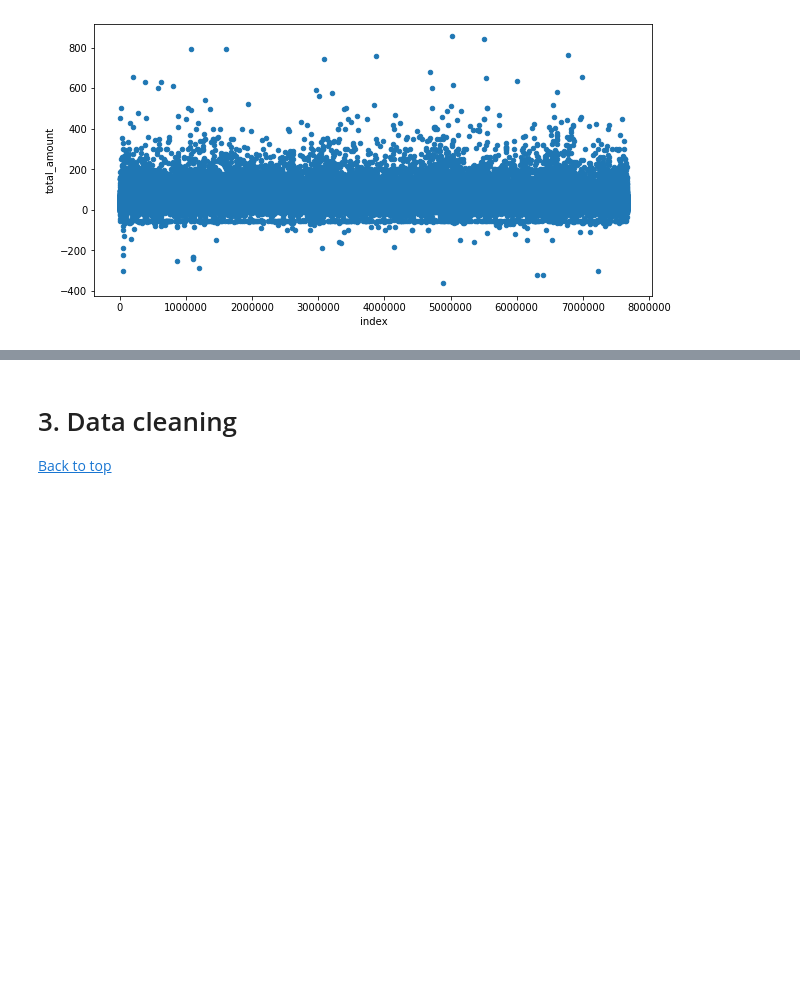
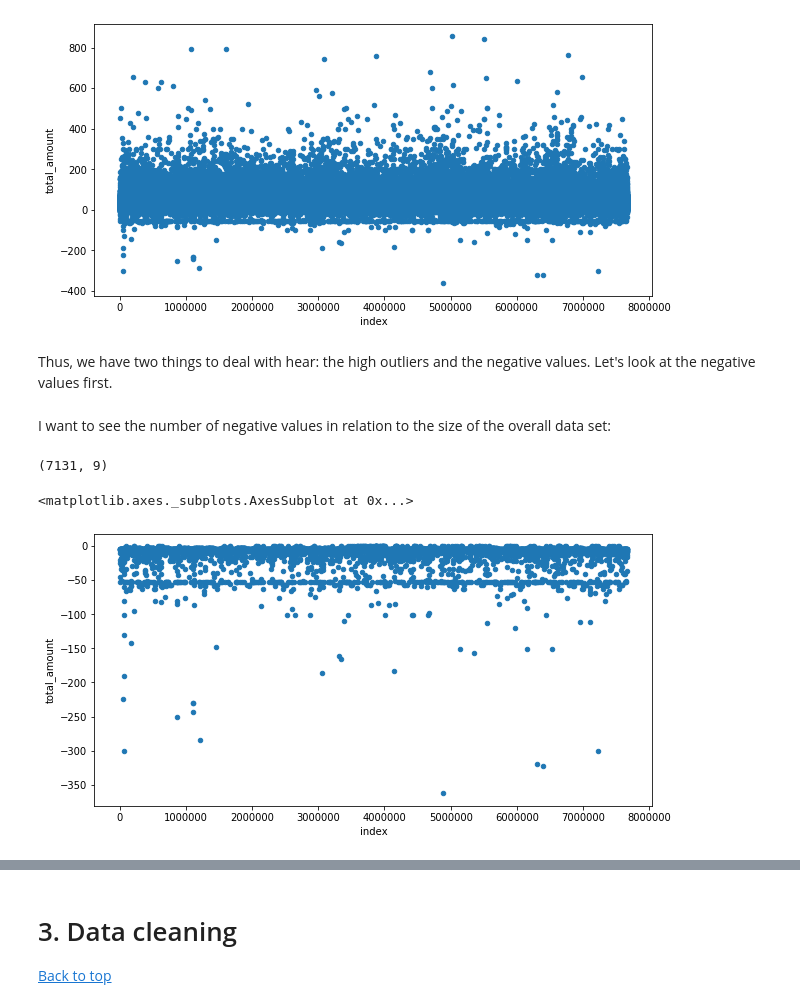
Before and after one commit to dom-emery96/New-York-Taxi-Analysis, a Jupyter notebook: Module 2.ipynb, the cells around one changed output, grey strips where cells are left out. Saved outputs shown, nothing was run; the diff lists cells and outputs as text; code cells hidden in the pictures; blank space fills up the shorter version.

```diff
--- a/Module 2.ipynb
+++ b/Module 2.ipynb
@@ -118,3 +122,14 @@ taxi_data[taxi_data["total_amount"] < 1000].reset_index().plot(kind = "scatter",
 # %% [output]
 <matplotlib.axes._subplots.AxesSubplot at 0x...>
 [figure]
+# %% [markdown]
+Thus, we have two things to deal with hear: the high outliers and the negative values. Let's look at the negative values first.
+# %% [markdown]
+I want to see the number of negative values in relation to the size of the overall data set:
+# %%
+print(taxi_data[taxi_data["total_amount"]<0].shape)
+taxi_data[taxi_data["total_amount"]<0].reset_index().plot(kind = "scatter", x = "index", y = "total_amount", figsize = (10,5))
+# %% [output]
+(7131, 9)
+<matplotlib.axes._subplots.AxesSubplot at 0x...>
+[figure, added]
```
Also changed, not shown: parts of 30 cells of this notebook.
